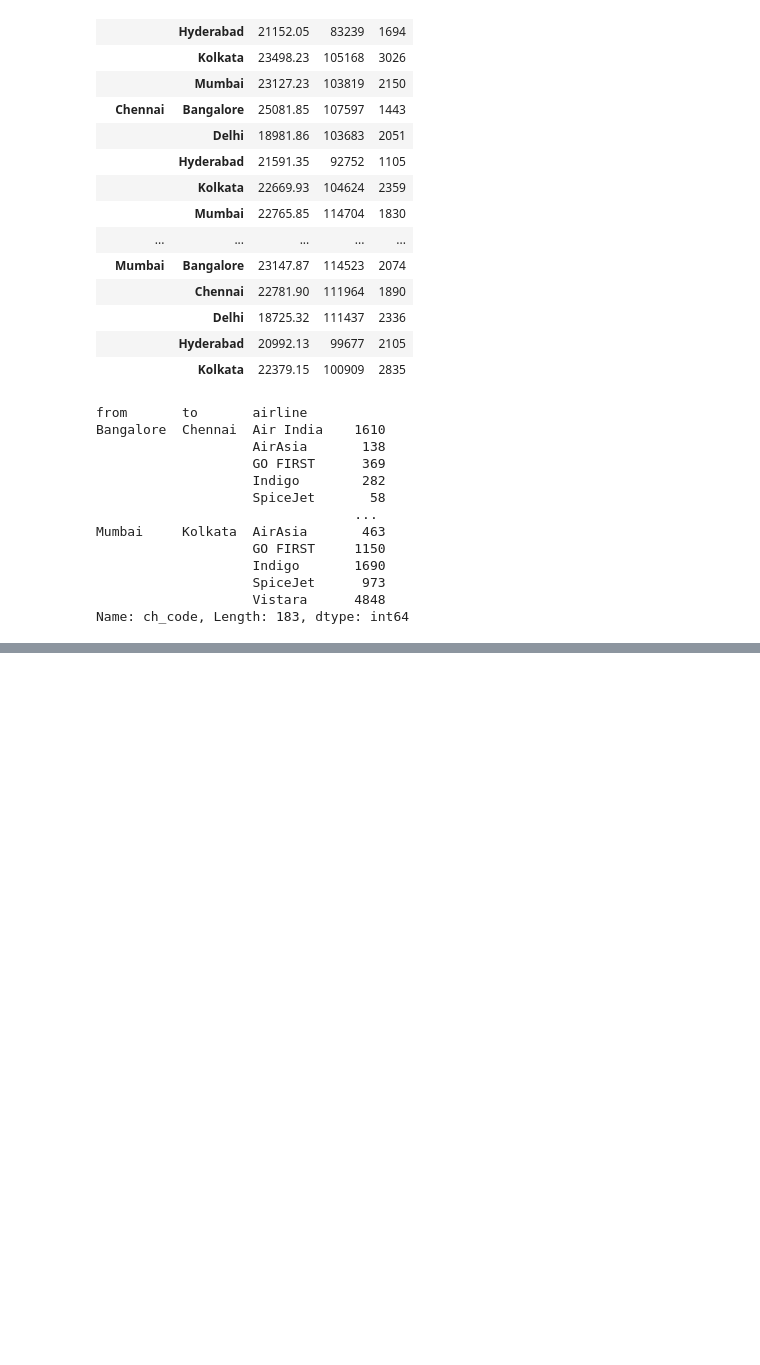
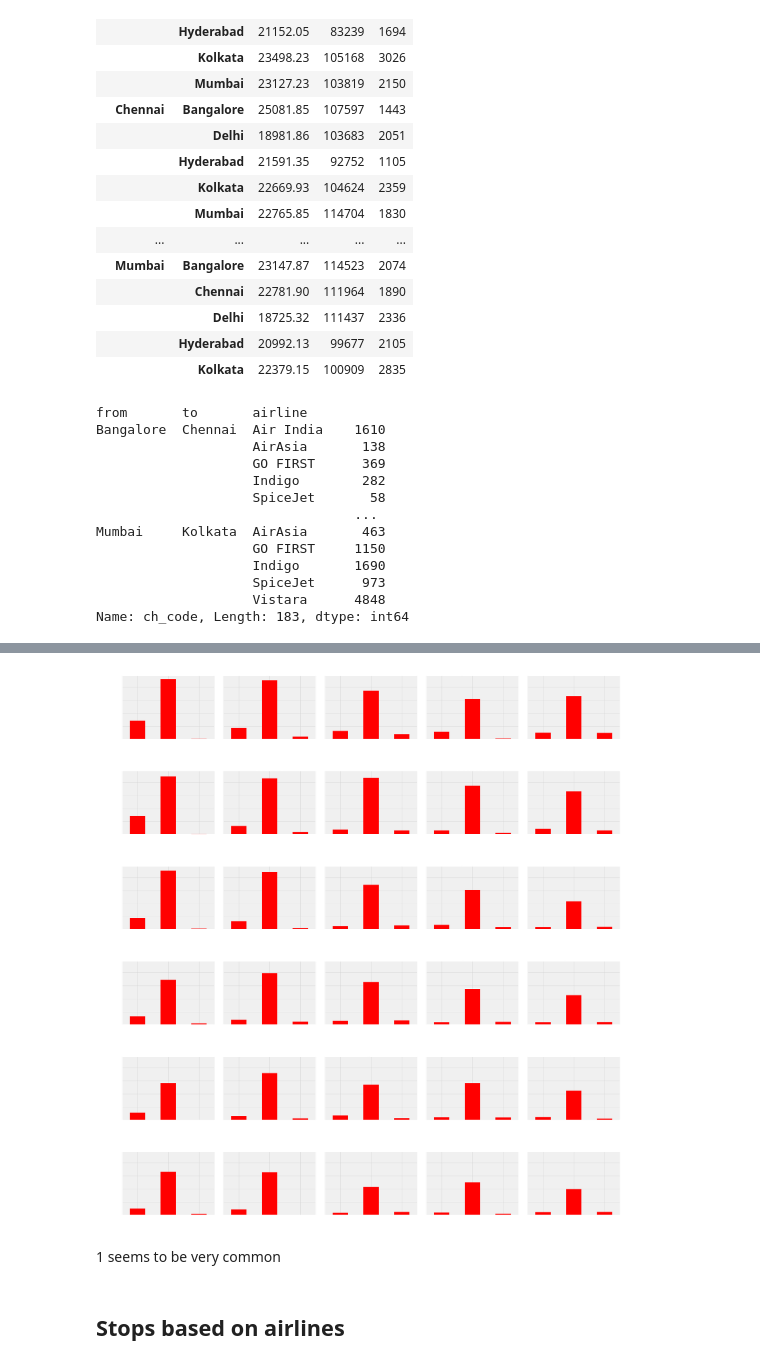
Before and after one commit to deepbdoshi/Flight-Price-Prediction, a Jupyter notebook: Flight Price Prediction.ipynb, the cells around one changed output, grey strips where cells are left out. Drawn from its saved outputs; the diff is of its cells as text; code cells hidden in the pictures; blank space fills up the shorter version.

Commit message:
Number of stops analysis

```diff
--- a/Flight Price Prediction.ipynb
+++ b/Flight Price Prediction.ipynb
@@ -327,0 +431,9 @@ for i in range(len(cities)):
+# %%
+def get_stops(row):
+    if row[0] == "n":
+        return '0'
+    else:
+        return row[0]
+
+clean_created_df["stops_str"] = clean_created_df["stop"].apply(get_stops)
+clean_created_df.head()
@@ -327,0 +480,3 @@ for i in range(len(cities)):
+# %%
+clean_stops_group = clean_created_df.groupby(['from', 'to', 'stops_str']).count()['ch_code']
+clean_stops_group
@@ -327,0 +497,41 @@ for i in range(len(cities)):
+# %%
+COLOR = 'white'
+mp.rcParams['text.color'] = COLOR
+
+font = {'size' : 28}
+mp.rc('font', **font)
+
+nrows, ncols = 6, 5
+cities = clean_created_df['from'].unique()
+
+fig, axes = mp.subplots(nrows=nrows, ncols=ncols, figsize=(40, 50), sharey=True)
+a_row, a_col = 0, 0
+mp.subplots_adjust(wspace=0.1, hspace=0.5)
+
+for i in range(len(cities)):
+    for j in range(len(cities)):
+        if i == j:
+            continue
+
+        ax = axes[a_row][a_col]
+        clean_stops_group[cities[i]][cities[j]].plot(kind='bar', color='red', ax= ax)
+        ax.set_title(cities[j], fontstyle='italic', fontsize=28)
+        ax.set_ylabel(cities[i], fontstyle='italic', fontsize=28)
+        ax.xaxis.label.set_color('white')
+        ax.yaxis.label.set_color('white')
+
+        ax.spines['bottom'].set_color('white')
+        ax.spines['top'].set_color('white')
+        ax.tick_params(axis='x', colors='white')
+        ax.tick_params(axis='y', colors='white')
+
+        a_col += 1
+
+    a_row += 1
+    a_col = 0
+# %% [output]
+[figure, added]
+# %% [markdown]
+1 seems to be very common
+# %% [markdown]
+## Stops based on airlines
```
Also changed, not shown: parts of 23 cells of this notebook.
